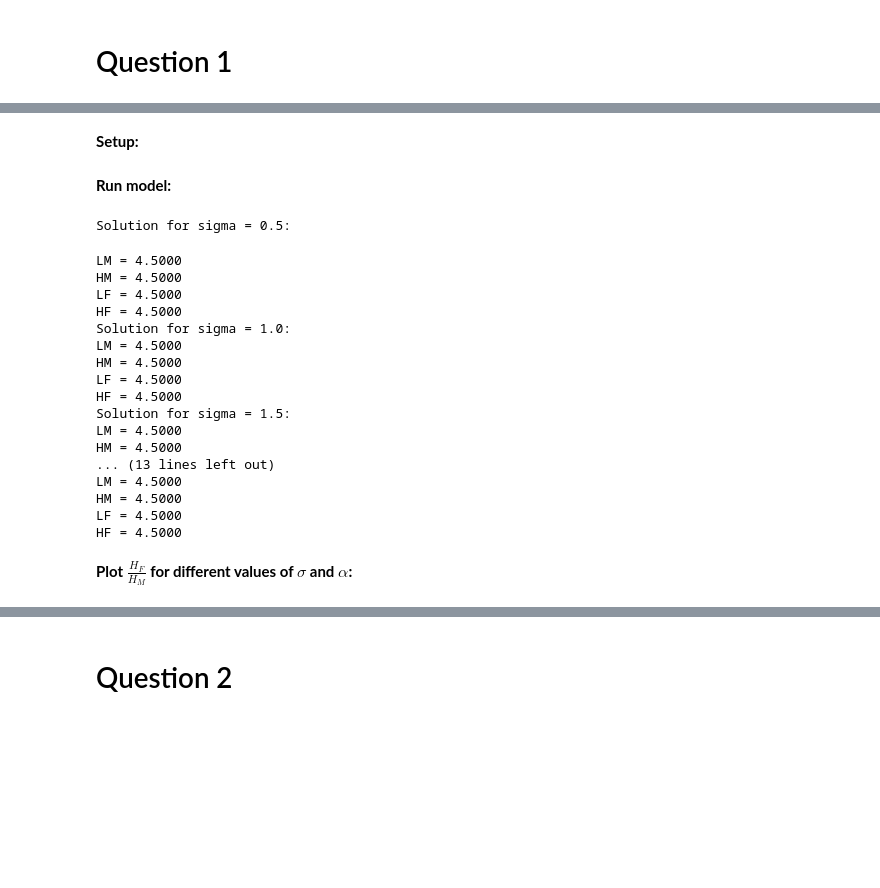
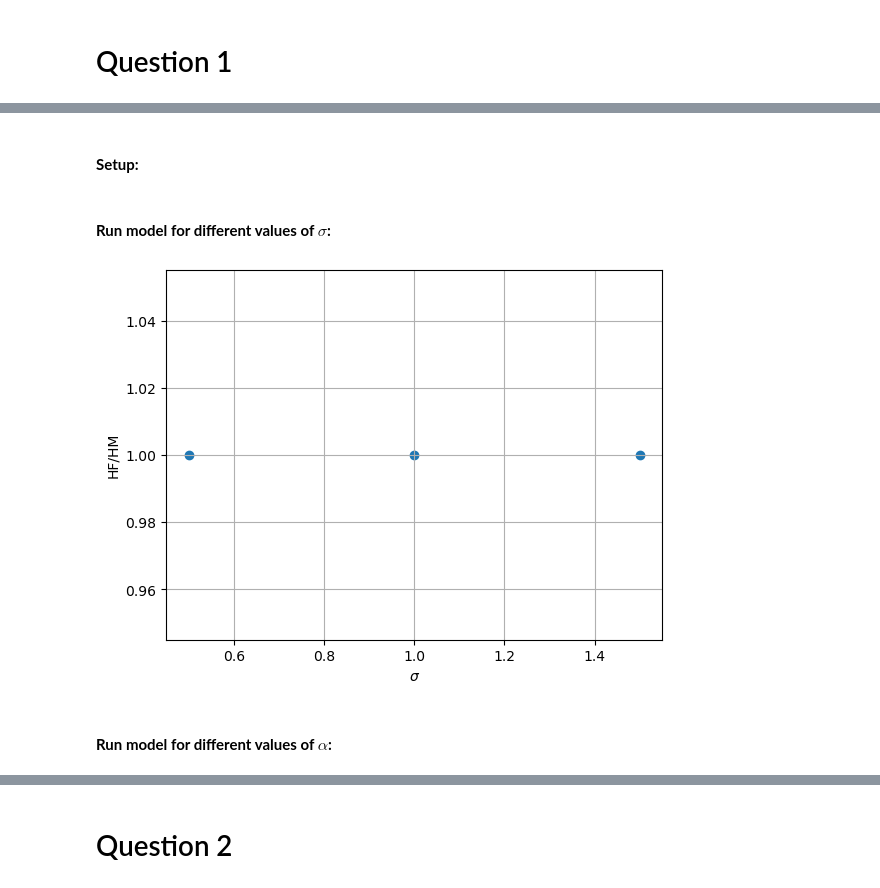
Before and after one commit to NumEconCopenhagen/projects-2023-andreas, a Jupyter notebook: inauguralproject/inauguralproject.ipynb, the cells around one changed output, grey strips where cells are left out. Drawn from its saved outputs; the diff is of its cells as text; code cells hidden in the pictures; blank space fills up the shorter version.

```diff
--- a/inauguralproject/inauguralproject.ipynb
+++ b/inauguralproject/inauguralproject.ipynb
@@ -51,5 +32,5 @@ The model is solved using the HouseholdSpecializationModelClass in the following
 # %%
 model = HouseholdSpecializationModelClass()
 # %% [markdown]
-**Setup:**
+#### **Setup:**
 # %%
@@ -61,47 +38,17 @@ sol = model.sol
 sigmas = [0.5, 1.0, 1.5]
 alphas = [0.25, 0.5, 0.75]
 # %% [markdown]
-**Run model:**
+#### **Run model for different values of $\sigma$:**
-# %%
-# create a empty lists to store output
-frac_sigma = []
-frac_alpha = []
-
-# loop over alpha and sigma
-for parameter_list, parameter_name, output_list in [(sigmas, 'sigma', frac_sigma), (alphas, 'alpha', frac_alpha)]:
-
-    # reset baseline parameters
-    par.sigma = 1.0
-    par.alpha = 0.5
-
-    # loop over different values
-    for value in parameter_list:
-
-        # set parameter value
-        setattr(par, parameter_name, value)
-
-        # save output and save to list
-        print("Solution for " + str(parameter_name) + " = " + str(value) + ":")
-        opt = model.solve_discrete(do_print=True)
-        output_list.append(opt.HF/opt.HM)
-# %% [output]
-Solution for sigma = 0.5:
-LM = 4.5000
-HM = 4.5000
-LF = 4.5000
-HF = 4.5000
-Solution for sigma = 1.0:
-LM = 4.5000
-HM = 4.5000
-LF = 4.5000
-HF = 4.5000
-Solution for sigma = 1.5:
-LM = 4.5000
-HM = 4.5000
-... (13 lines left out)
-LM = 4.5000
-HM = 4.5000
-LF = 4.5000
-HF = 4.5000
+# %%
+# reset to baseline parameters
+model.__init__()
+
+# solve the model for different sigmas
+model.solve_multi_par('sigma',sigmas,discrete=True)
+
+# plot the solutions for different sigmas
+model.plot_multi_par(sigmas,x_lab=r'$\sigma$',y_lab=r'HF/HM')
+# %% [output]
+[figure, added]
 # %% [markdown]
-**Plot $\frac{H_F}{H_M}$ for different values of $\sigma$ and $\alpha$:**
+#### **Run model for different values of $\alpha$:**
```
Also changed, not shown: parts of 28 cells of this notebook, 1 other file.
